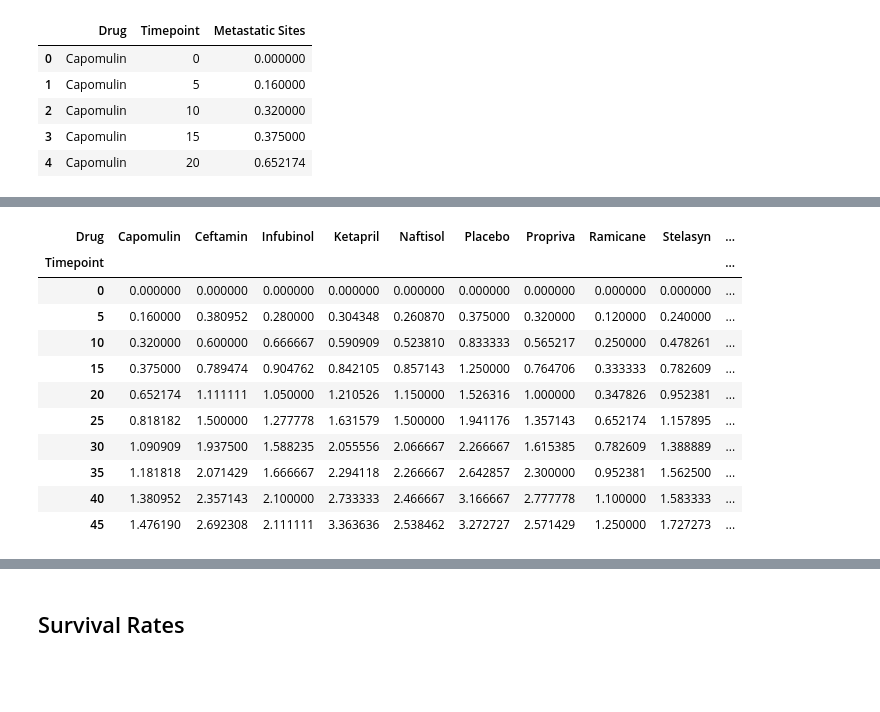
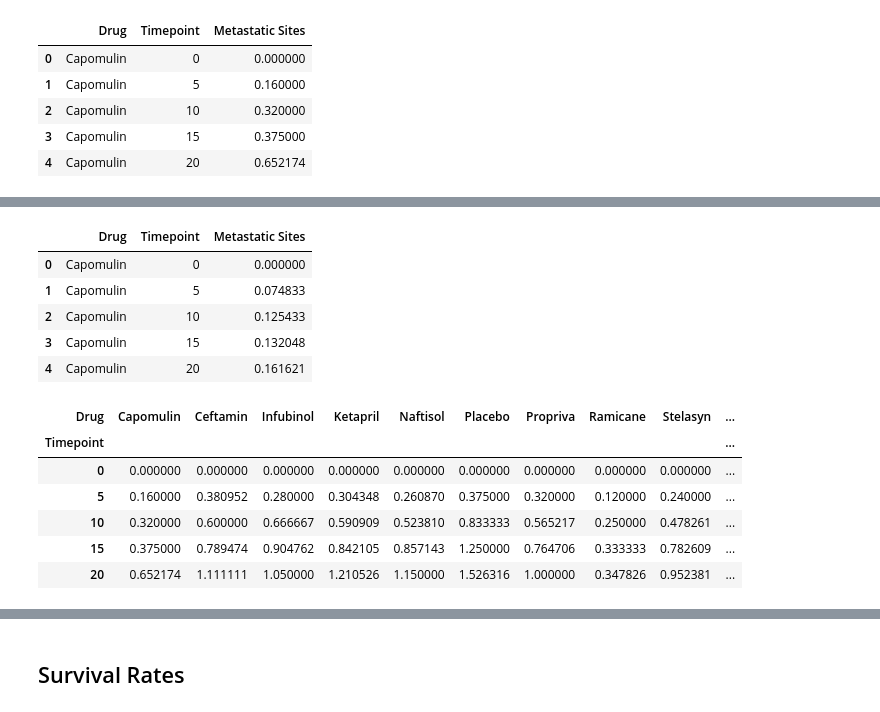
Before and after one commit to arnoldmacamos/matplotlib-challenge, a Jupyter notebook: Pymaceuticals/pymaceuticals.ipynb, the cells around one changed output, grey strips where cells are left out. Saved outputs shown, nothing was run; the diff lists cells and outputs as text; code cells hidden in the pictures; blank space fills up the shorter version.

```diff
--- a/Pymaceuticals/pymaceuticals.ipynb
+++ b/Pymaceuticals/pymaceuticals.ipynb
@@ -52,14 +40,9 @@ df_drug_timepoint_mean.head()
 | 3 | Capomulin | 15 | 42.064317 |
 | 4 | Capomulin | 20 | 40.716325 |
 # %%
-# Store the Standard Error of Tumor Volumes Grouped by Drug and Timepoint
-# Convert to DataFrame
-# Preview DataFrame
-grouped_drug_timepoint = df_merged_mdrug_ctrial.groupby(['Drug','Timepoint'])
-
-df_drug_response_sem = pd.DataFrame({'Tumor Volume (mm3)':grouped_drug_timepoint['Tumor Volume (mm3)'].sem() }).reset_index()
-
-df_drug_response_sem.head()
+#get dataframe of standard error of tumor volume by timepoint and drug
+df_drug_tumor_response_sem = pd.DataFrame({'Tumor Volume (mm3)':grouped_drug_timepoint['Tumor Volume (mm3)'].sem() }).reset_index()
+df_drug_tumor_response_sem.head()
 # %% [output]
 |  | Drug | Timepoint | Tumor Volume (mm3) |
 | 0 | Capomulin | 0 | 0.000000 |
@@ -116,16 +94,9 @@ plt.show()
 # %% [markdown]
 ## Metastatic Response to Treatment
 # %%
-# Store the Mean Met. Site Data Grouped by Drug and Timepoint
-
-# Convert to DataFrame
-
-# Preview DataFrame
-grouped_drug_timepoint = df_merged_mdrug_ctrial.groupby(['Drug','Timepoint'])
-
-df_drug_metsite_mean = pd.DataFrame({'Metastatic Sites':grouped_drug_timepoint['Metastatic Sites'].mean()}).reset_index()
-
-df_drug_metsite_mean.head()
+#get dataframe of average metastatic response by timepoint and drug
+df_drug_metsite_response_mean = pd.DataFrame({'Metastatic Sites':grouped_drug_timepoint['Metastatic Sites'].mean()}).reset_index()
+df_drug_metsite_response_mean.head()
 # %% [output]
 |  | Drug | Timepoint | Metastatic Sites |
 | 0 | Capomulin | 0 | 0.000000 |
@@ -159,21 +107,26 @@ df_drug_metsite_sem.head(10)
+# %%
+#get dataframe of standard error of metastatic reponse by timepoint and drug
+df_drug_metsite_response_sem = pd.DataFrame({'Metastatic Sites':grouped_drug_timepoint['Metastatic Sites'].sem() }).reset_index()
+df_drug_metsite_response_sem.head()
+# %% [output]
+|  | Drug | Timepoint | Metastatic Sites |
+| 0 | Capomulin | 0 | 0.000000 |
+| 1 | Capomulin | 5 | 0.074833 |
+| 2 | Capomulin | 10 | 0.125433 |
+| 3 | Capomulin | 15 | 0.132048 |
+| 4 | Capomulin | 20 | 0.161621 |
 # %%
-# Minor Data Munging to Re-Format the Data Frames
+# Reformat dataframe row = timepoint, columns = metastatic response by drug
 
-# Preview that Reformatting worked
-df_drug_metsite_mean_reformat = df_drug_metsite_mean.pivot(index='Timepoint',columns='Drug',values='Metastatic Sites')
-df_drug_metsite_mean_reformat
+df_drug_metsite_mean_reformat = df_drug_metsite_response_mean.pivot(index='Timepoint',columns='Drug',values='Metastatic Sites')
+df_drug_metsite_mean_reformat.head()
 # %% [output]
 | Drug | Capomulin | Ceftamin | Infubinol | Ketapril | Naftisol | Placebo | Propriva | Ramicane | Stelasyn | ... |
 | Timepoint |  |  |  |  |  |  |  |  |  | ... |
 | 0 | 0.000000 | 0.000000 | 0.000000 | 0.000000 | 0.000000 | 0.000000 | 0.000000 | 0.000000 | 0.000000 | ... |
 | 5 | 0.160000 | 0.380952 | 0.280000 | 0.304348 | 0.260870 | 0.375000 | 0.320000 | 0.120000 | 0.240000 | ... |
 | 10 | 0.320000 | 0.600000 | 0.666667 | 0.590909 | 0.523810 | 0.833333 | 0.565217 | 0.250000 | 0.478261 | ... |
 | 15 | 0.375000 | 0.789474 | 0.904762 | 0.842105 | 0.857143 | 1.250000 | 0.764706 | 0.333333 | 0.782609 | ... |
 | 20 | 0.652174 | 1.111111 | 1.050000 | 1.210526 | 1.150000 | 1.526316 | 1.000000 | 0.347826 | 0.952381 | ... |
-| 25 | 0.818182 | 1.500000 | 1.277778 | 1.631579 | 1.500000 | 1.941176 | 1.357143 | 0.652174 | 1.157895 | ... |
-| 30 | 1.090909 | 1.937500 | 1.588235 | 2.055556 | 2.066667 | 2.266667 | 1.615385 | 0.782609 | 1.388889 | ... |
-| 35 | 1.181818 | 2.071429 | 1.666667 | 2.294118 | 2.266667 | 2.642857 | 2.300000 | 0.952381 | 1.562500 | ... |
-| 40 | 1.380952 | 2.357143 | 2.100000 | 2.733333 | 2.466667 | 3.166667 | 2.777778 | 1.100000 | 1.583333 | ... |
-| 45 | 1.476190 | 2.692308 | 2.111111 | 3.363636 | 2.538462 | 3.272727 | 2.571429 | 1.250000 | 1.727273 | ... |
 # %%
 # Generate the Plot (with Error Bars)
```
Also changed, not shown: parts of 21 cells of this notebook, 8 other files.
